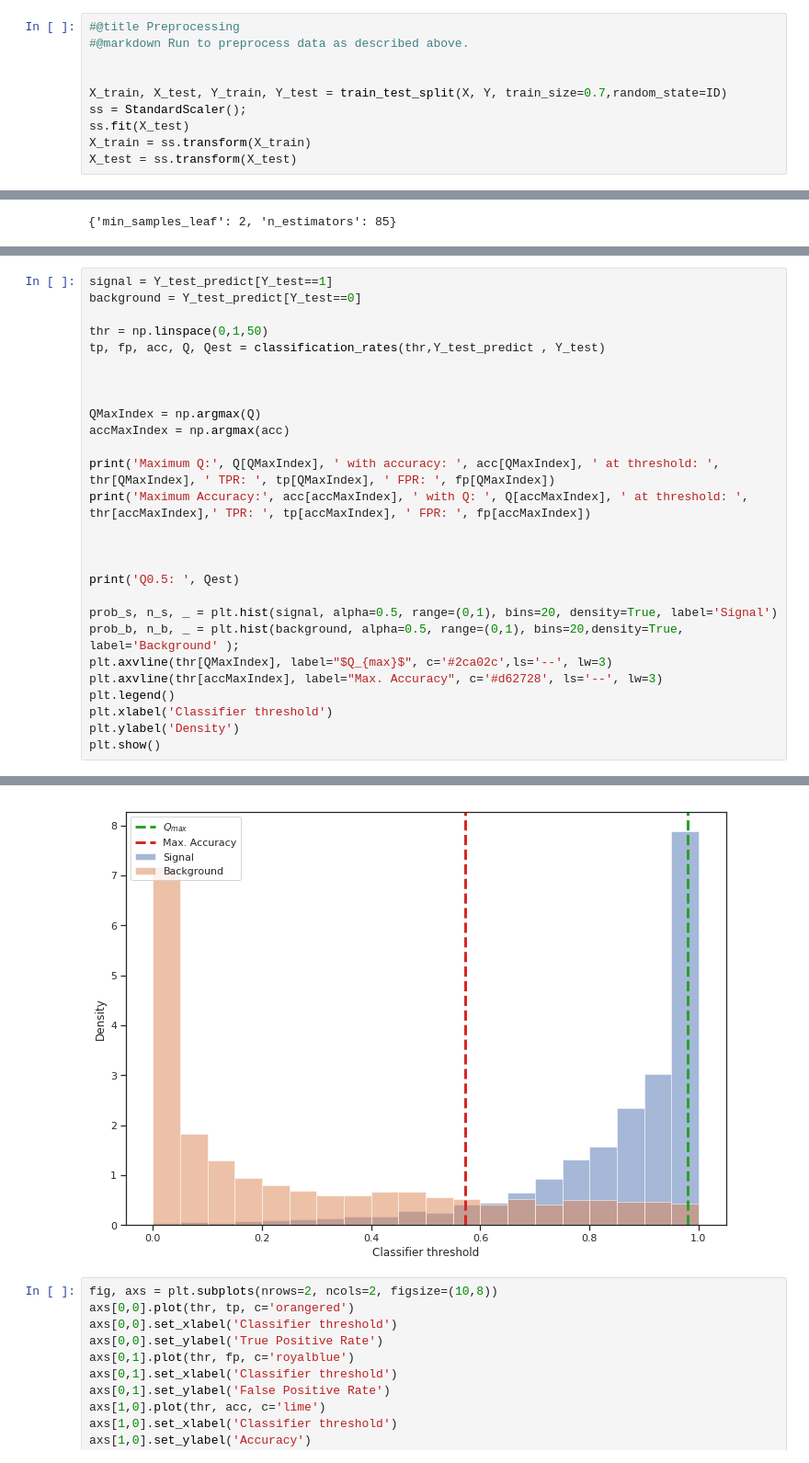
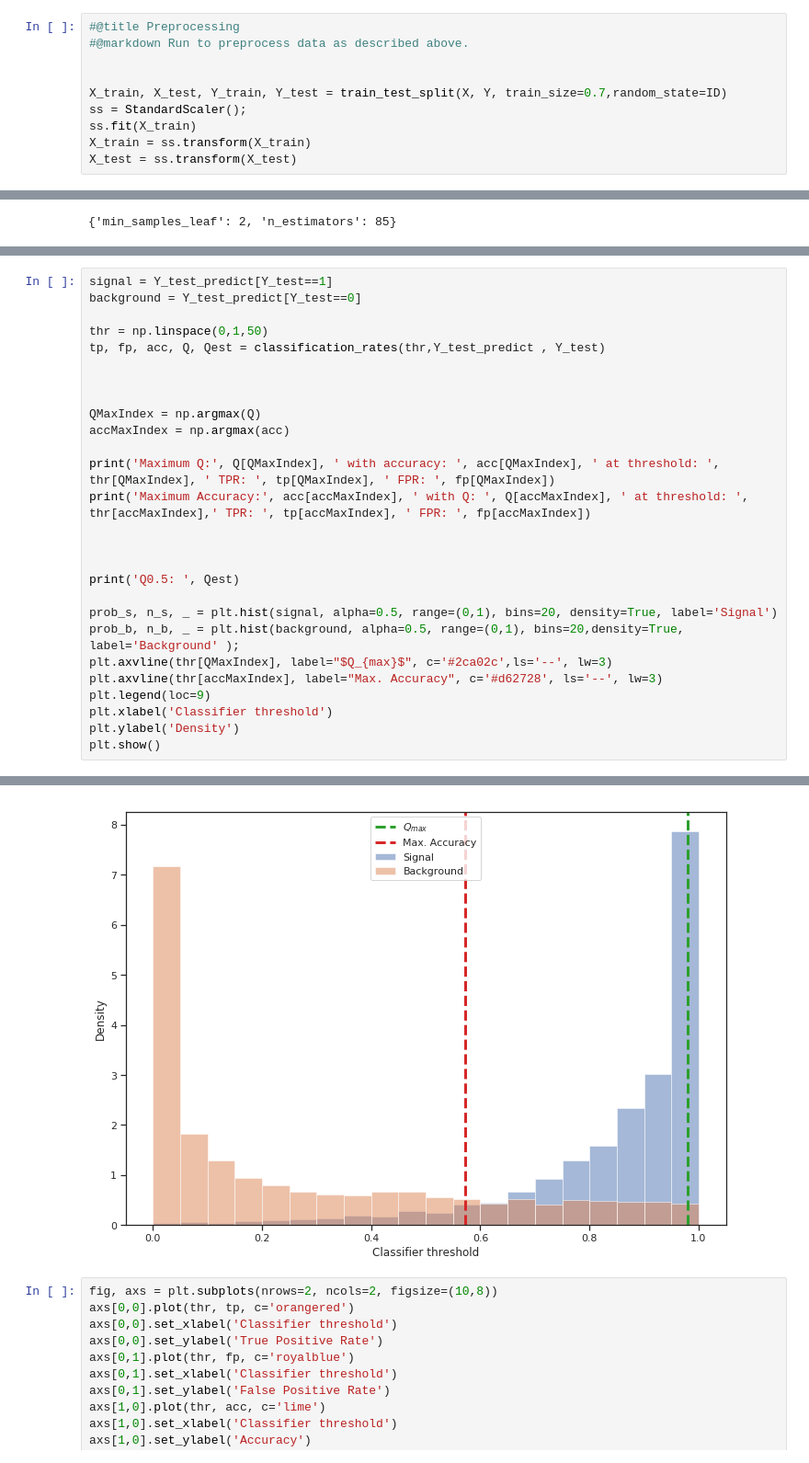
Before and after one commit to paolofraz/LCPGroup4, a Jupyter notebook: LCP_Project_4.ipynb, the cells around one changed output, grey strips where cells are left out. Shown at 92% size. Cells and saved outputs as stored; diff of their text form.

```diff
--- a/LCP_Project_4.ipynb
+++ b/LCP_Project_4.ipynb
@@ -138,7 +138,7 @@ The dataset is divide into 70% of train data and 30% of test. Before going into
 
 X_train, X_test, Y_train, Y_test = train_test_split(X, Y, train_size=0.7,random_state=ID)
 ss = StandardScaler();
-ss.fit(X_test)
+ss.fit(X_train)
 X_train = ss.transform(X_train)
 X_test = ss.transform(X_test)
 # %% [markdown]
@@ -439,7 +437,7 @@ prob_s, n_s, _ = plt.hist(signal, alpha=0.5, range=(0,1), bins=20, density=True,
 prob_b, n_b, _ = plt.hist(background, alpha=0.5, range=(0,1), bins=20,density=True, label='Background' );
 plt.axvline(thr[QMaxIndex], label="$Q_{max}$", c='#2ca02c',ls='--', lw=3)
 plt.axvline(thr[accMaxIndex], label="Max. Accuracy", c='#d62728', ls='--', lw=3)
-plt.legend()
+plt.legend(loc=9)
 plt.xlabel('Classifier threshold')
 plt.ylabel('Density')
 plt.show()
@@ -448,6 +446,6 @@ Maximum Q: 3.0649331121630388  with accuracy:  0.5042060988433228  at threshold:
 Maximum Accuracy: 0.8817034700315457  with Q:  2.077868070281924  at threshold:  0.5714285714285714  TPR:  0.9198014629049112  FPR:  0.1959531416400426
 Q0.5:  2.6985263148294307
-[figure, old version]
+[figure, new version]
 # %%
 fig, axs = plt.subplots(nrows=2, ncols=2, figsize=(10,8))
 axs[0,0].plot(thr, tp, c='orangered')
```
Also changed, not shown: parts of 18 cells of this notebook.
